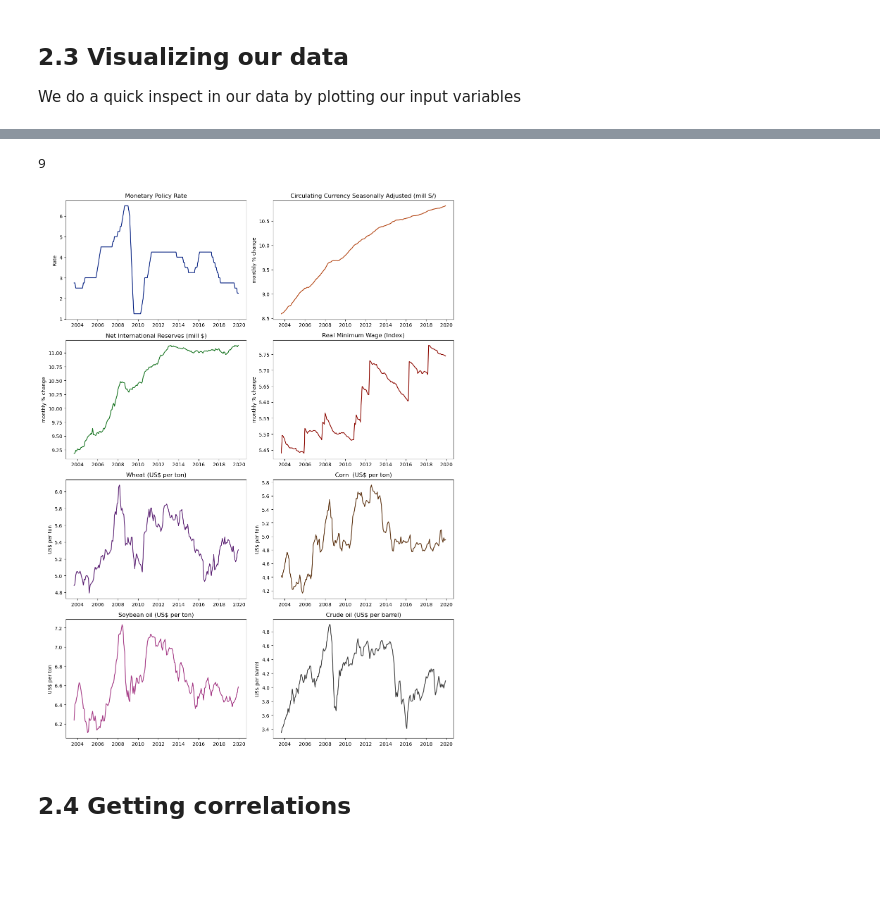
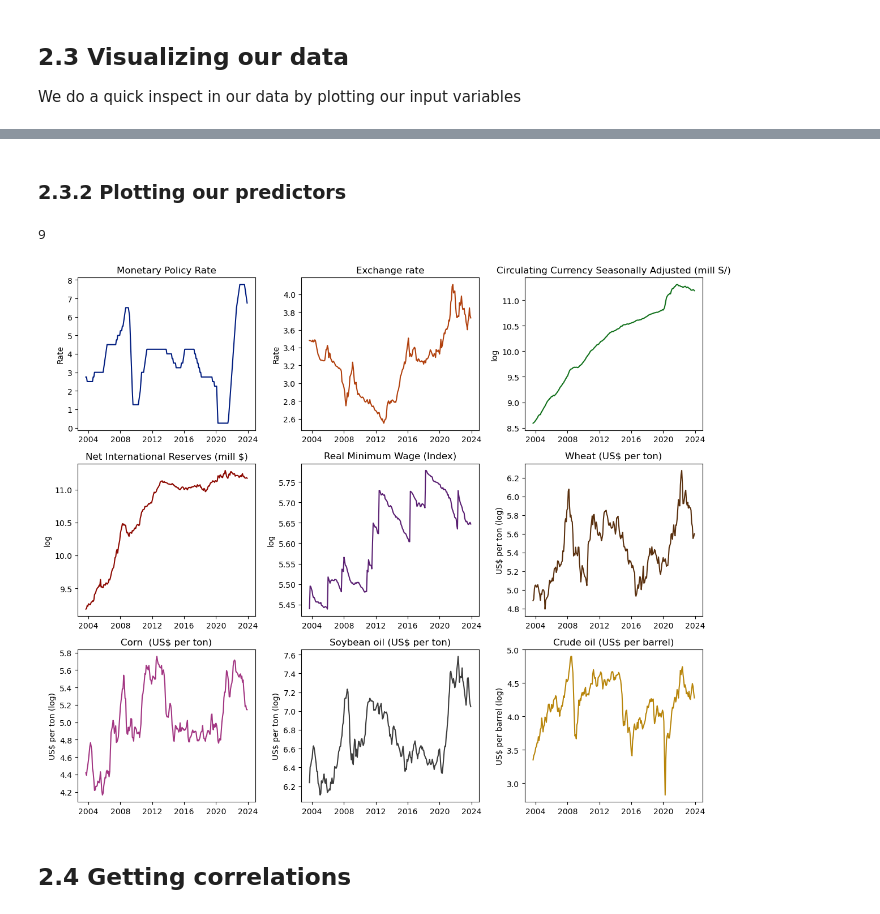
Before and after one commit to estcab00/inflation-prediction, a Jupyter notebook: code/headline_inflation/2019 - new variables/2_DataVisualization_H19_Robustness.ipynb, the cells around one changed output, grey strips where cells are left out. Cells and saved outputs as stored; diff of their text form; code cells hidden in the pictures; blank space fills up the shorter version.

```diff
--- a/code/headline_inflation/2019 - new variables/2_DataVisualization_H19_Robustness.ipynb
+++ b/code/headline_inflation/2019 - new variables/2_DataVisualization_H19_Robustness.ipynb
@@ -82,0 +85,14 @@ We do a quick inspect in our data by plotting our input variables
+# %%
+fig, ax = plt.subplots()
+
+ax.plot(df.index, df.CPI, color='k')
+
+ax.set_xlabel('Year')
+ax.set_ylabel('Headline inflation')
+
+ax.grid(alpha=0.5)
+
+plt.tight_layout()
+
+plt.savefig('../../../output/2_DataVisualization/plot_outcome.png')
+plt.show()
@@ -83,49 +101,51 @@ We do a quick inspect in our data by plotting our input variables
+# %% [markdown]
+### 2.3.2 Plotting our predictors
 # %%
 len(df.columns)
 # %% [output]
 9
 # %%
 # We select our input variables: all except CPI
-df_variables = df.loc[:, ['Monetary Policy Rate',
+df_variables = df.loc[:, ['Monetary Policy Rate', 'Exchange rate',
        'Circulating Currency Seasonally Adjusted (mill S/)',
        'Net International Reserves (mill $)', 'Real Minimum Wage (Index)',
        'Wheat (US$ per ton)', 'Corn  (US$ per ton)',
        'Soybean oil (US$ per ton)', 'Crude oil (US$ per barrel)']]
 # %%
 # Groups of variables
-rate_columns = ["Reserve Requirement Rate", "Monetary Policy Rate"]
+rate_columns = ["Reserve Requirement Rate", "Monetary Policy Rate", "Exchange rate"]
 usd_per_ton_columns = ["Wheat (US$ per ton)", "Corn  (US$ per ton)", "Soybean oil (US$ per ton)"]
 usd_per_barrel_columns = ["Crude oil (US$ per barrel)"]
 
-fig, axes = plt.subplots(nrows=4, ncols=2, figsize=(12, 16))
+fig, axes = plt.subplots(nrows=3, ncols=3, figsize=(12, 10))
 
 columns = df_variables.columns
 
 colors = sns.color_palette("dark", n_colors=len(columns))
 
 # We iterate over the rows and columns for each plot
-for i in range(8):
-    for j in range(2):
-        index = i * 2 + j
-        if index < len(columns):
+for i in range(3):
+    for j in range(3):
+        index = i * 3 + j
+        if index <= len(columns):
             ax = axes[i, j]
             ax.plot(df.index, df[columns[index]], color=colors[index])
             ax.set_title(columns[index])
             if columns[index] in rate_columns:
                 ax.set_ylabel('Rate')
             elif columns[index] in usd_per_ton_columns:
-                ax.set_ylabel('US$ per ton')
+                ax.set_ylabel('US$ per ton (log)')
             elif columns[index] in usd_per_barrel_columns:
-                ax.set_ylabel('US$ per barrel')
+                ax.set_ylabel('US$ per barrel (log)')
             else:
-                ax.set_ylabel('monthly % change')
+                ax.set_ylabel('log')
 
 plt.tight_layout()
 
 plt.savefig('../../../output/2_DataVisualization/plot_variables_h19.png')
 plt.show()
 # %% [output]
-[figure, old version]
+[figure, new version]
 # %% [markdown]
 ## 2.4 Getting correlations
 # %% [markdown]
```
Also changed, not shown: parts of 4 cells of this notebook, 43 other files.
